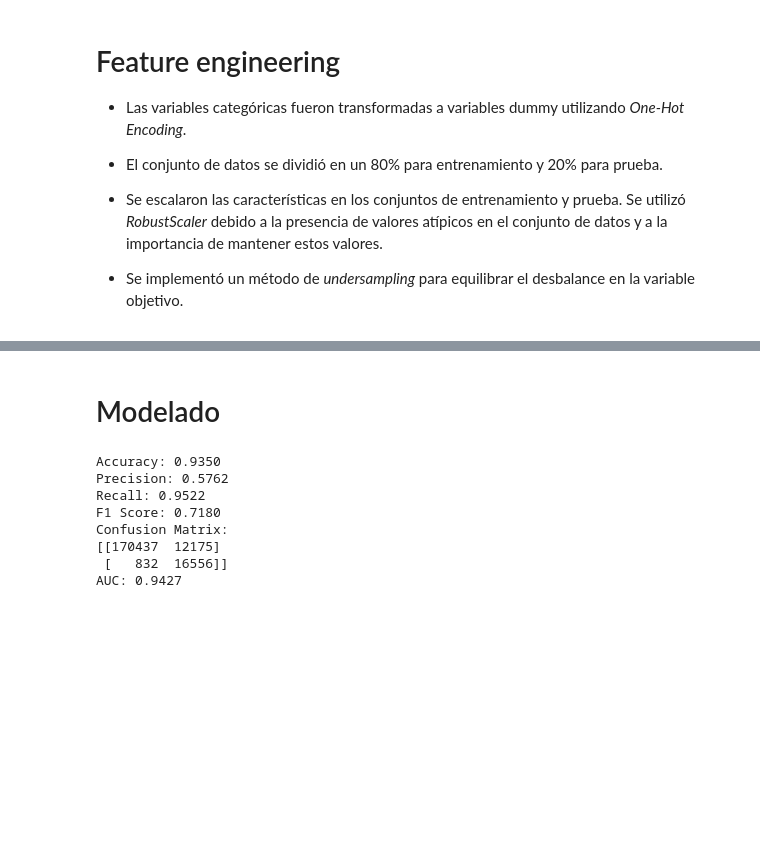
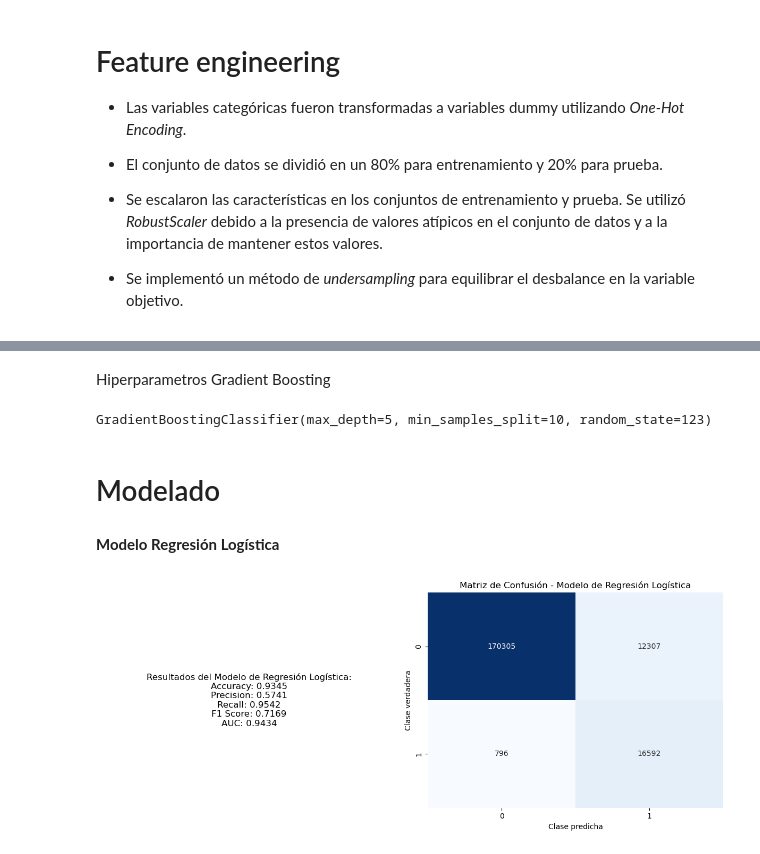
Before and after one commit to Rafa-Gamero/Machine-Learning, a Jupyter notebook: main.ipynb, the cells around one changed output, grey strips where cells are left out. Cells and saved outputs as stored; diff of their text form; code cells hidden in the pictures; blank space fills up the shorter version.

```diff
--- a/main.ipynb
+++ b/main.ipynb
@@ -215,0 +197,14 @@ X_train_resampled, y_train_resampled = rus.fit_resample(X_train_scaled, y_train)
+# %%
+# Definir el modelo de regresión logística
+logic= LogisticRegression()
+grid_logic = {
+    'C': [0.001, 0.01, 0.1, 1],  # Usar valores más bajos para C
+    'penalty': ['l1','l2'],  # Preferir L1 para lidiar con outliers
+    'solver': ['liblinear', 'saga']  # Solucionadores compatibles
+}
+model_logic = GridSearchCV(estimator=logic, param_grid=grid_logic,
+                           cv=3)
+model_logic.fit(X_train_resampled, y_train_resampled)
+
+best_model = model_logic.best_estimator_
+model_logic.best_estimator_
@@ -216,31 +254,27 @@ X_train_resampled, y_train_resampled = rus.fit_resample(X_train_scaled, y_train)
+# %% [markdown]
+Hiperparametros Gradient Boosting
+# %%
+gb = GradientBoostingClassifier(random_state=123)
+
+grid_gb = {
+    'n_estimators': [50, 100],  # Reducir el número de árboles a un rango más manejable
+    'max_depth': [3, 5],  # Limitar la profundidad del árbol para evitar sobreajuste
+    'min_samples_split': [10, 20],  # Limitar para evitar sobreajuste y ajustar a tamaño de los datos
+}
+
+model_gb = GridSearchCV(estimator=gb, param_grid=grid_gb, cv=3)
+
+model_gb.fit(X_train_resampled, y_train_resampled)
+
+best_gb_model = model_gb.best_estimator_
+model_gb.best_estimator_
+# %% [output]
+GradientBoostingClassifier(max_depth=5, min_samples_split=10, random_state=123)
 # %% [markdown]
 # Modelado
-# %%
-#Regresion logistica
-logic = LogisticRegression()
-logic.fit(X_train_resampled, y_train_resampled)
-y_pred = logic.predict(X_test_scaled)
-
-# Calcular métricas
-accuracy_logic = accuracy_score(y_test, y_pred)
-precision_logic = precision_score(y_test, y_pred)
-recall_logic = recall_score(y_test, y_pred )
-f1_logic = f1_score(y_test, y_pred)
-conf_matrix_logic = confusion_matrix(y_test, y_pred)
-auc_logic = roc_auc_score(y_test, y_pred)
-# Imprimir los resultados
-print(f"Accuracy: {accuracy_logic:.4f}")
-print(f"Precision: {precision_logic:.4f}")
-print(f"Recall: {recall_logic:.4f}")
-print(f"F1 Score: {f1_logic:.4f}")
-print(f"Confusion Matrix:\n{conf_matrix_logic}")
-print(f"AUC: {auc_logic:.4f}")
-# %% [output]
-Accuracy: 0.9350
-Precision: 0.5762
-Recall: 0.9522
-F1 Score: 0.7180
-Confusion Matrix:
-[[170437  12175]
- [   832  16556]]
-AUC: 0.9427
+# %% [markdown]
+**Modelo Regresión Logística**
+# %%
+evaluate_model_with_confusion(model_logic, X_test_scaled, y_test, model_name="Modelo de Regresión Logística")
+# %% [output]
+[figure, added]
```
Also changed, not shown: parts of 31 cells of this notebook, 1 other file.
